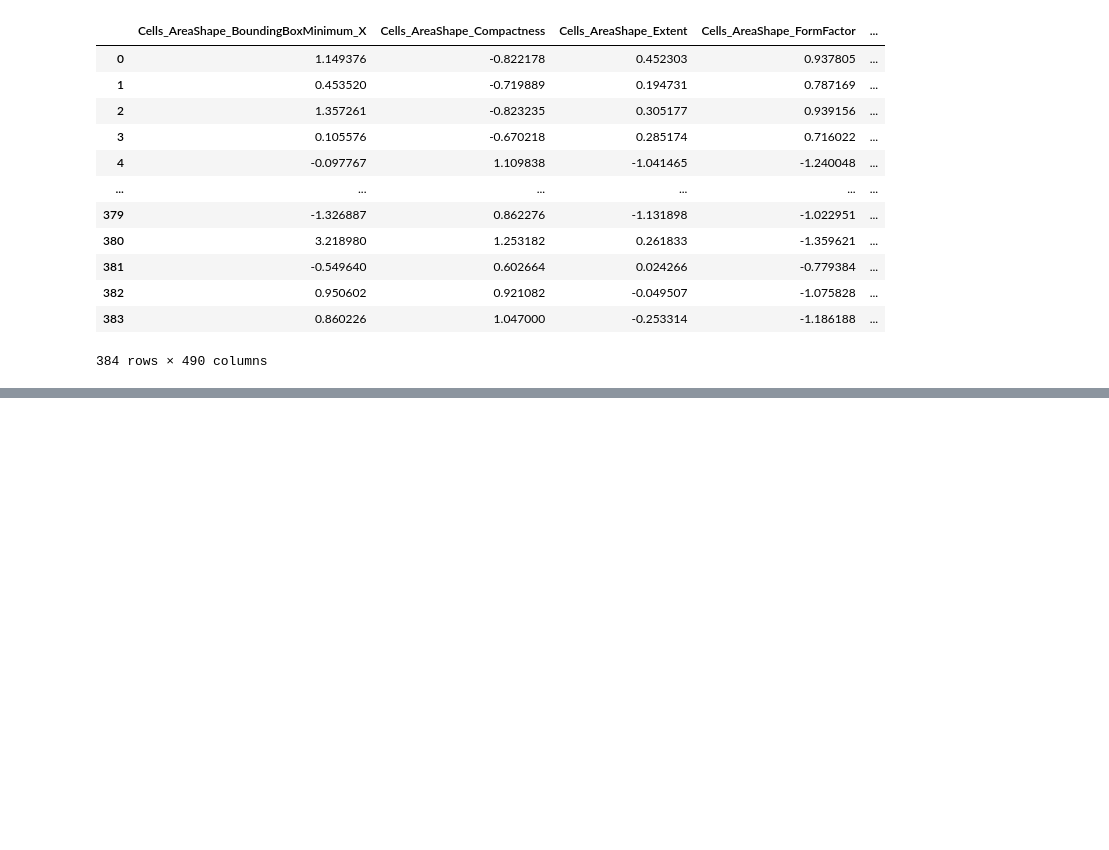
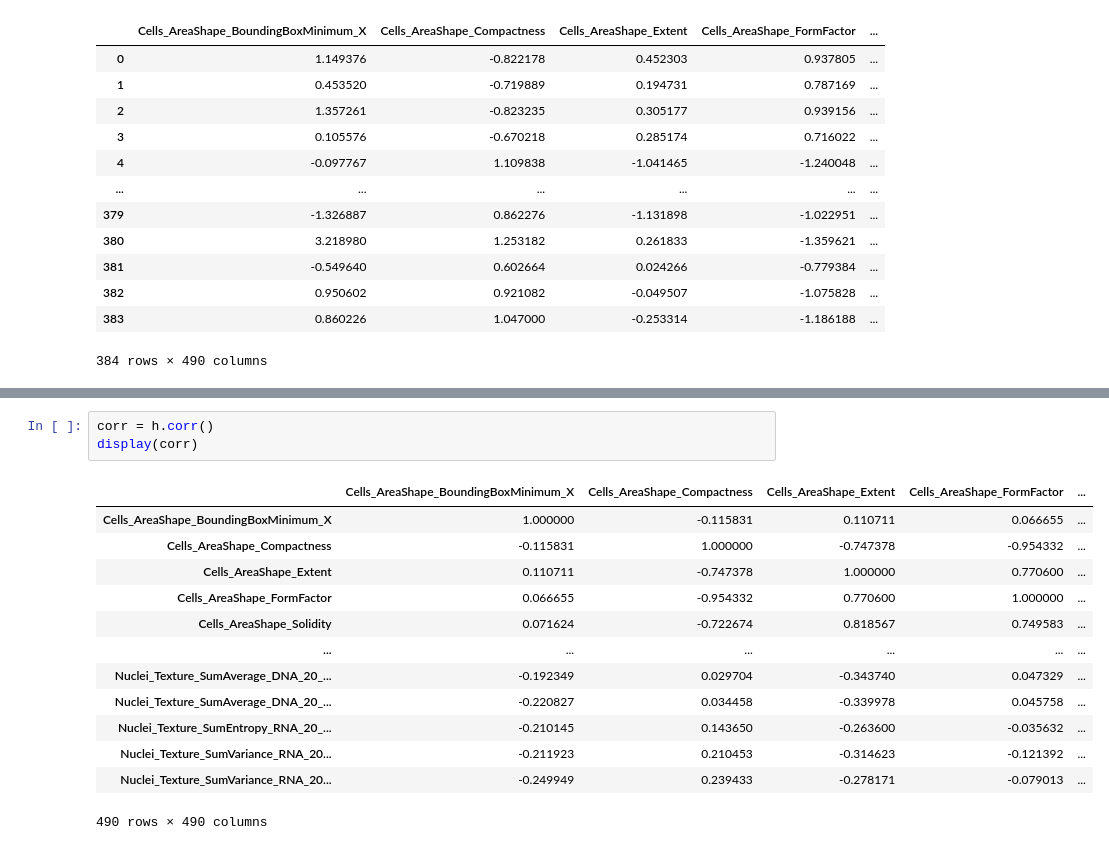
Before and after one commit to BharathiVeerasankar/Exploring-High-dimensional-Cell-painting-data, a Jupyter notebook: PCA.ipynb, the cells around one changed output, grey strips where cells are left out. Cells and saved outputs as stored; diff of their text form; blank space fills up the shorter version.

```diff
--- a/PCA.ipynb
+++ b/PCA.ipynb
@@ -243,3 +266,20 @@ h
 https://stackoverflow.com/questions/55533116/pca-inverse-transform-in-sklearn
 
 ![image.png](attachment:image.png)
+# %%
+corr = h.corr()
+display(corr)
+# %% [output]
+|  | Cells_AreaShape_BoundingBoxMinimum_X | Cells_AreaShape_Compactness | Cells_AreaShape_Extent | Cells_AreaShape_FormFactor | ... |
+| Cells_AreaShape_BoundingBoxMinimum_X | 1.000000 | -0.115831 | 0.110711 | 0.066655 | ... |
+| Cells_AreaShape_Compactness | -0.115831 | 1.000000 | -0.747378 | -0.954332 | ... |
+| Cells_AreaShape_Extent | 0.110711 | -0.747378 | 1.000000 | 0.770600 | ... |
+| Cells_AreaShape_FormFactor | 0.066655 | -0.954332 | 0.770600 | 1.000000 | ... |
+| Cells_AreaShape_Solidity | 0.071624 | -0.722674 | 0.818567 | 0.749583 | ... |
+| ... | ... | ... | ... | ... | ... |
+| Nuclei_Texture_SumAverage_DNA_20_... | -0.192349 | 0.029704 | -0.343740 | 0.047329 | ... |
+| Nuclei_Texture_SumAverage_DNA_20_... | -0.220827 | 0.034458 | -0.339978 | 0.045758 | ... |
+| Nuclei_Texture_SumEntropy_RNA_20_... | -0.210145 | 0.143650 | -0.263600 | -0.035632 | ... |
+| Nuclei_Texture_SumVariance_RNA_20... | -0.211923 | 0.210453 | -0.314623 | -0.121392 | ... |
+| Nuclei_Texture_SumVariance_RNA_20... | -0.249949 | 0.239433 | -0.278171 | -0.079013 | ... |
+490 rows × 490 columns
```
Also changed, not shown: parts of 6 cells of this notebook.
